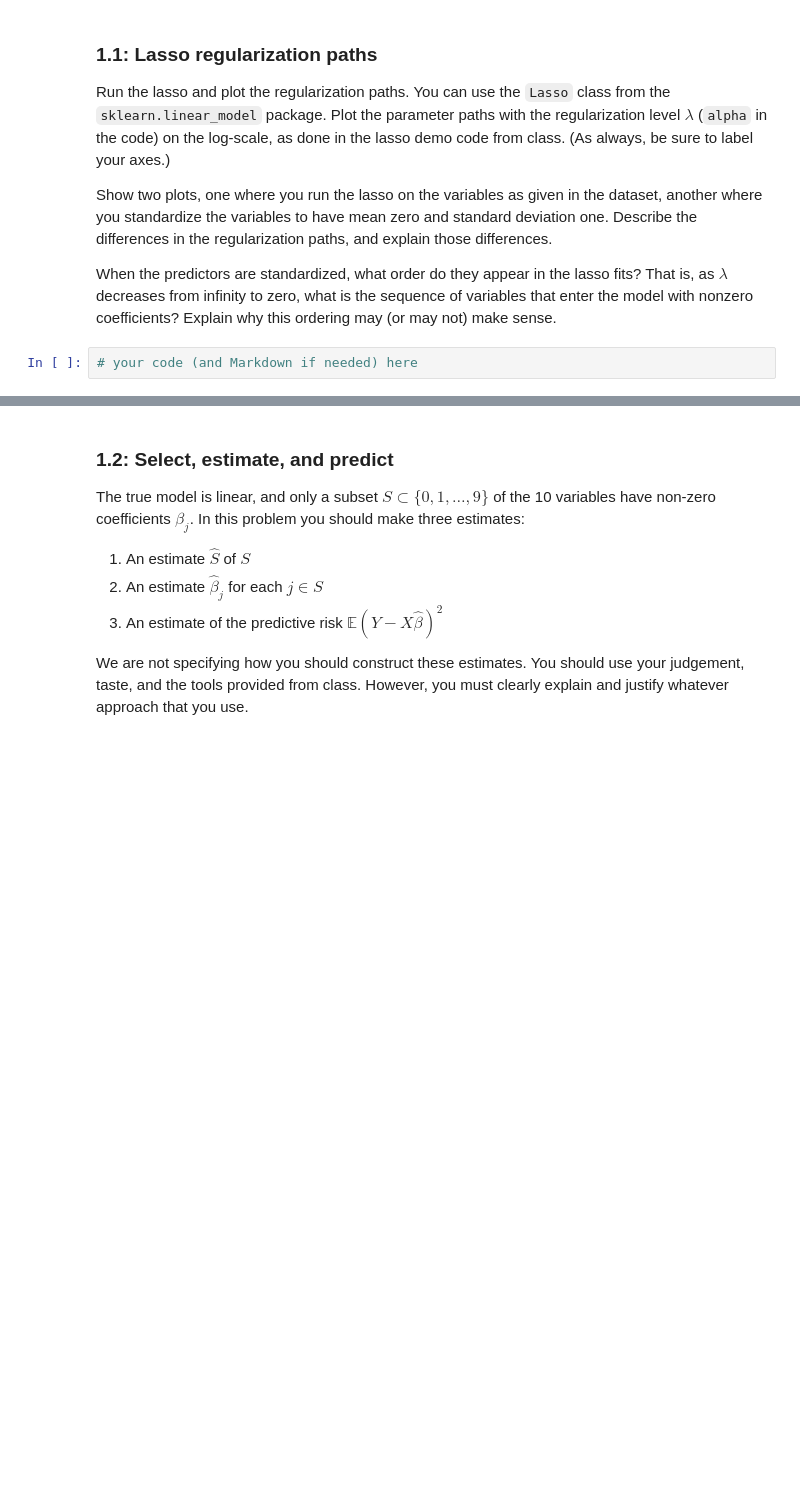
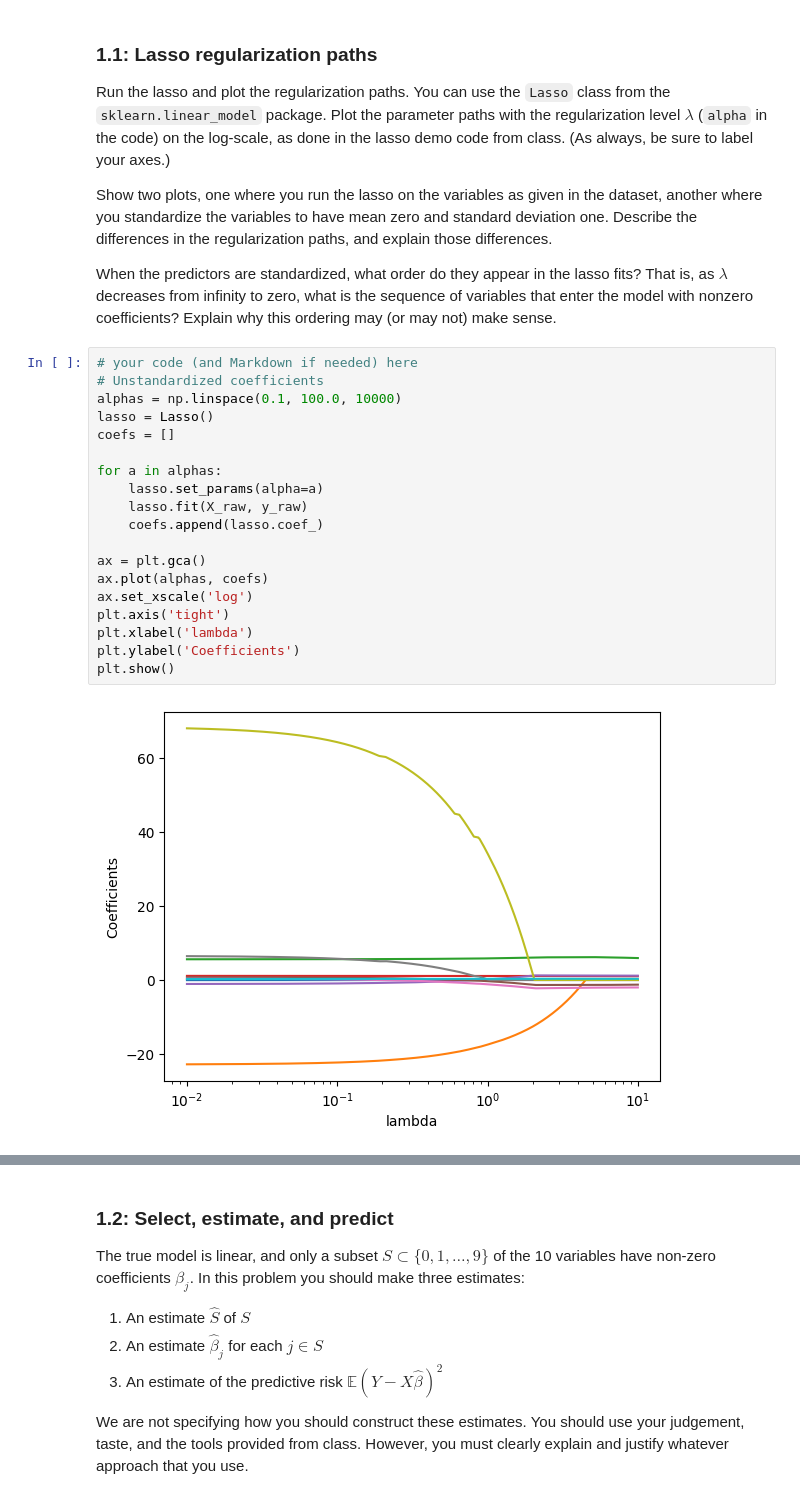
Before and after one commit to hascherj/IML_assignments, a Jupyter notebook: assignments/assn1/assn1.ipynb, the cells around one changed output, grey strips where cells are left out. Saved outputs shown, nothing was run; the diff lists cells and outputs as text; blank space fills up the shorter version.

```diff
--- a/assignments/assn1/assn1.ipynb
+++ b/assignments/assn1/assn1.ipynb
@@ -76,5 +76,24 @@ Run the lasso and plot the regularization paths. You can use the `Lasso` class f
 Show two plots, one where you run the lasso on the variables as given in the dataset, another where you standardize the variables to have mean zero and standard deviation one. Describe the differences in the regularization paths, and explain those differences.
 
 When the predictors are standardized, what order do they appear in the lasso fits? That is, as $\lambda$ decreases from infinity to zero, what is the sequence of variables that enter the model with nonzero coefficients? Explain why this ordering may (or may not) make sense.
-# %%
-# your code (and Markdown if needed) here
+# %%
+# your code (and Markdown if needed) here
+# Unstandardized coefficients
+alphas = np.linspace(0.1, 100.0, 10000)
+lasso = Lasso()
+coefs = []
+
+for a in alphas:
+    lasso.set_params(alpha=a)
+    lasso.fit(X_raw, y_raw)
+    coefs.append(lasso.coef_)
+
+ax = plt.gca()
+ax.plot(alphas, coefs)
+ax.set_xscale('log')
+plt.axis('tight')
+plt.xlabel('lambda')
+plt.ylabel('Coefficients')
+plt.show()
+# %% [output]
+[figure, added]
```
Also changed, not shown: parts of 14 cells of this notebook.
